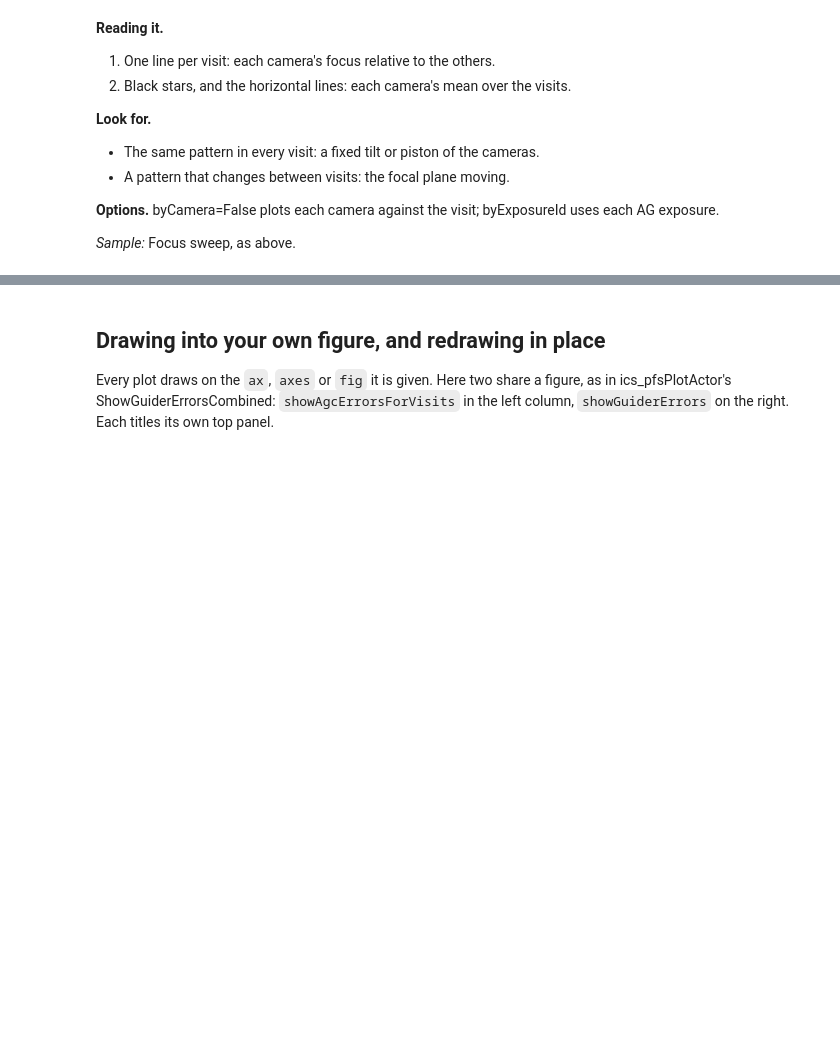
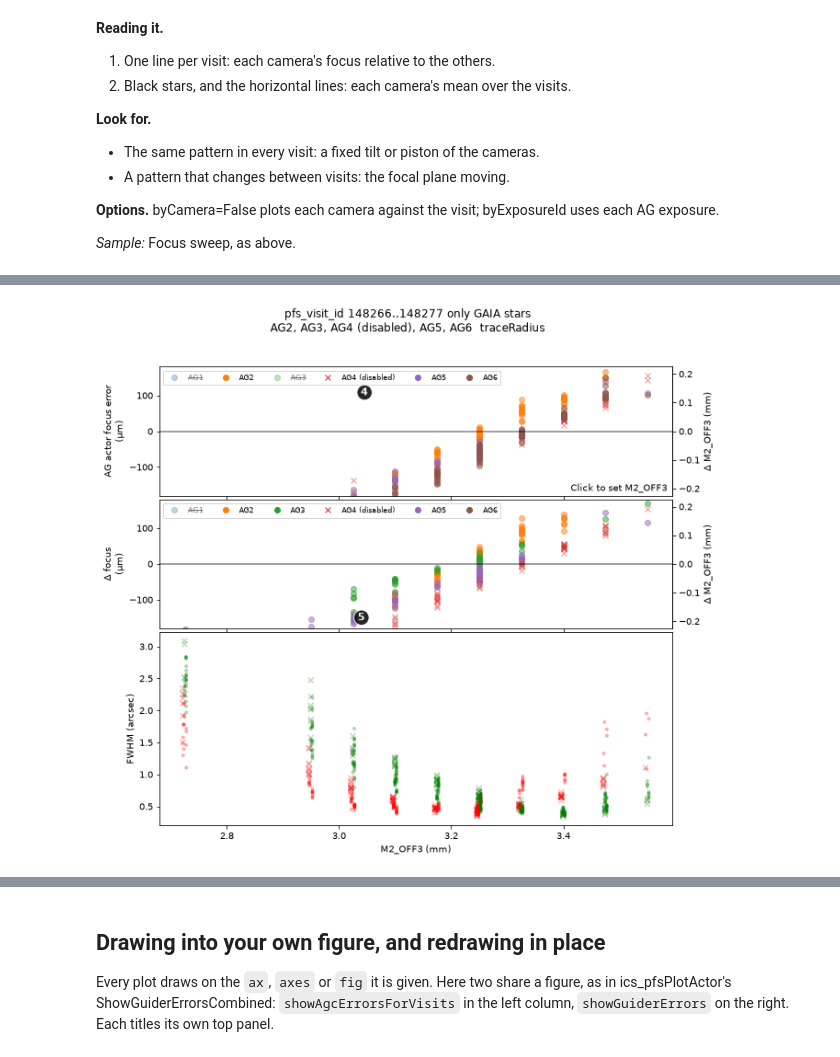
Before and after one commit to Subaru-PFS/drp_qa, a Jupyter notebook: docs/guider-plots.ipynb, the cells around one changed output, grey strips where cells are left out. Cells and saved outputs as stored; diff of their text form; code cells hidden in the pictures; blank space fills up the shorter version.

```diff
--- a/docs/guider-plots.ipynb
+++ b/docs/guider-plots.ipynb
@@ -602,0 +630,8 @@ if SAMPLE:
+# %%
+disabledFocusSweep = disableCamera(focusSweep, 3) if SAMPLE else focusSweep
+plot = plotting.plotFocus(disabledFocusSweep, fig=plt.figure(figsize=(10, 9)))
+if SAMPLE:
+    mark(plot.axes[0, 0], 4, (0.4, 0.8))
+    mark(plot.axes[1, 0], 5, (3.04, -150), data=True)
+# %% [output]
+[figure, added]
```
Also changed, not shown: parts of 10 cells of this notebook, 3 other files.
